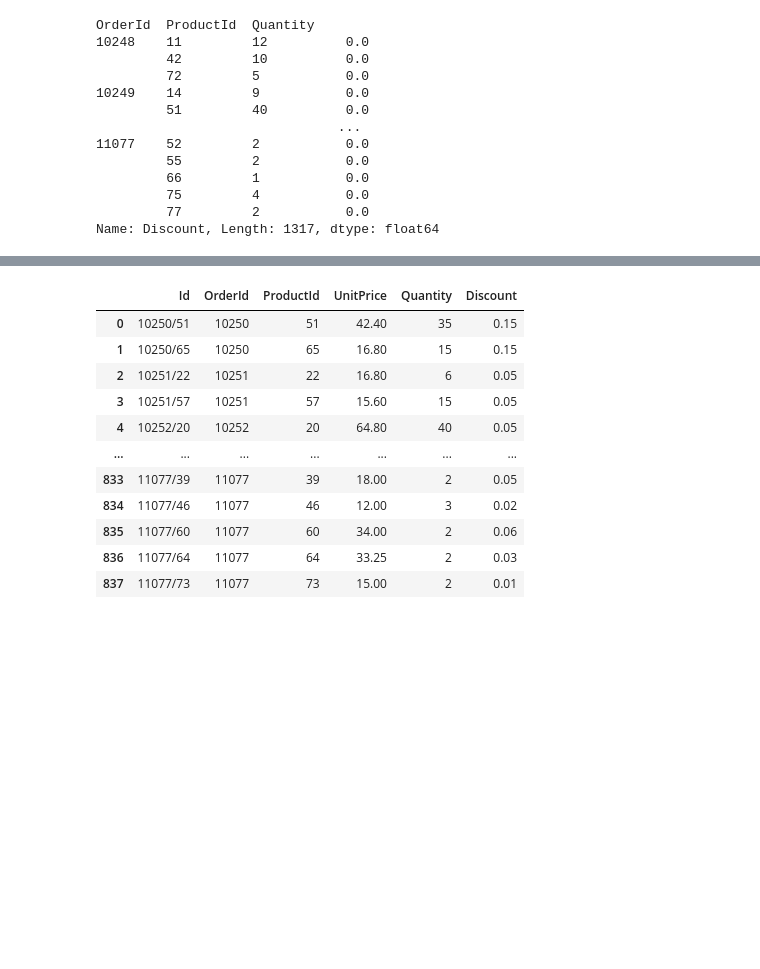
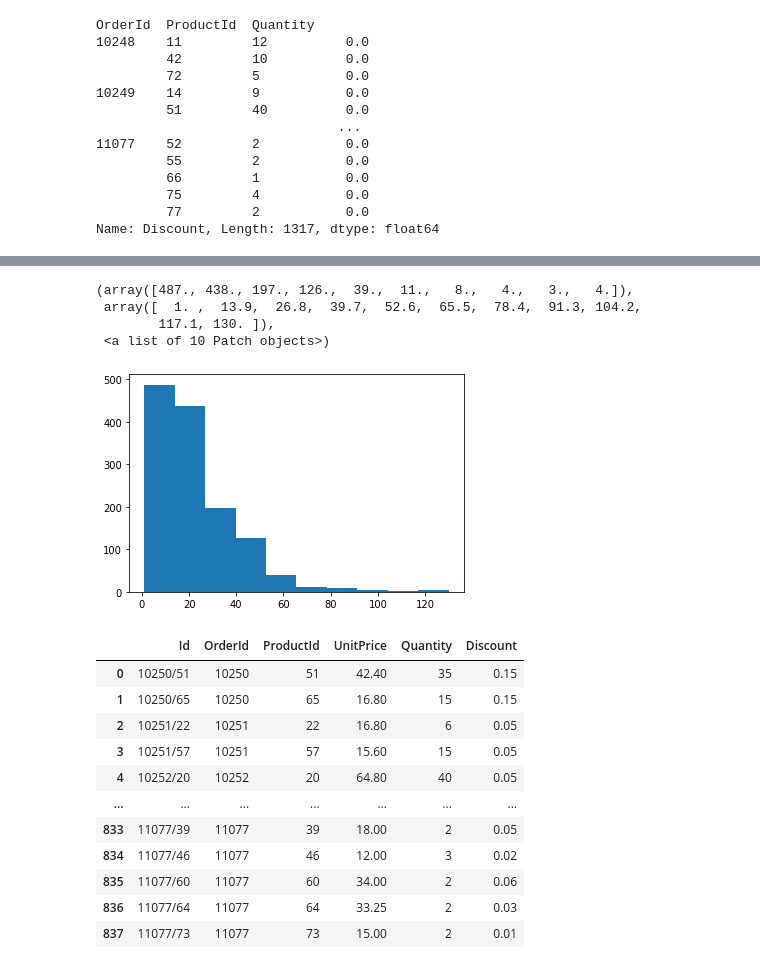
Before and after one commit to eannefawcett/Northwind-Database-Exploration, a Jupyter notebook: Required.ipynb, the cells around one changed output, grey strips where cells are left out. Saved outputs shown, nothing was run; the diff lists cells and outputs as text; code cells hidden in the pictures; blank space fills up the shorter version.

```diff
--- a/Required.ipynb
+++ b/Required.ipynb
@@ -191,3 +204,12 @@ sns.distplot(grouped_no_discount)
+# %%
+# histogram for quantity
+plt.hist(df_no_discount['Quantity'])
+# %% [output]
+(array([487., 438., 197., 126.,  39.,  11.,   8.,   4.,   3.,   4.]),
+ array([  1. ,  13.9,  26.8,  39.7,  52.6,  65.5,  78.4,  91.3, 104.2,
+        117.1, 130. ]),
+ <a list of 10 Patch objects>)
+[figure, added]
 # %%
 # discount applied
 cur.execute("""SELECT *
```
Also changed, not shown: parts of 54 cells of this notebook.
